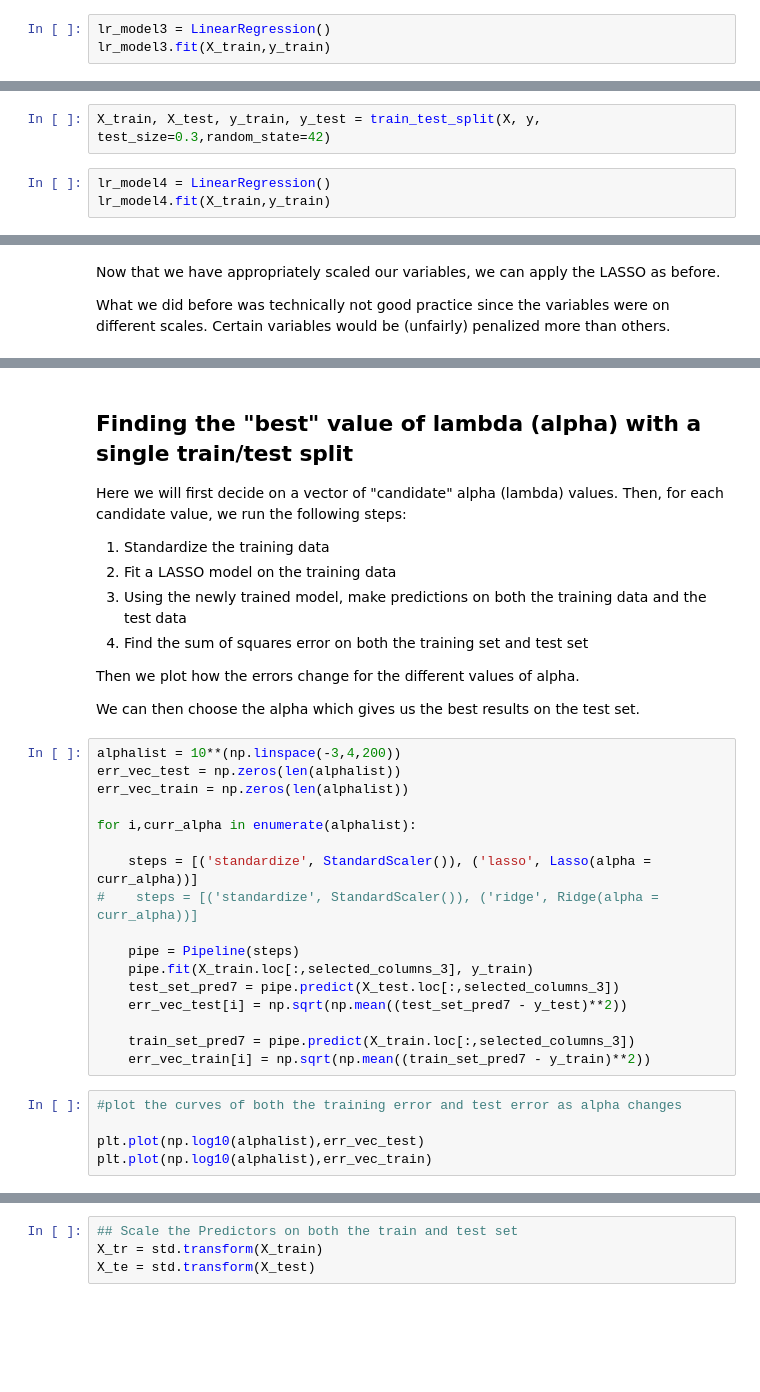
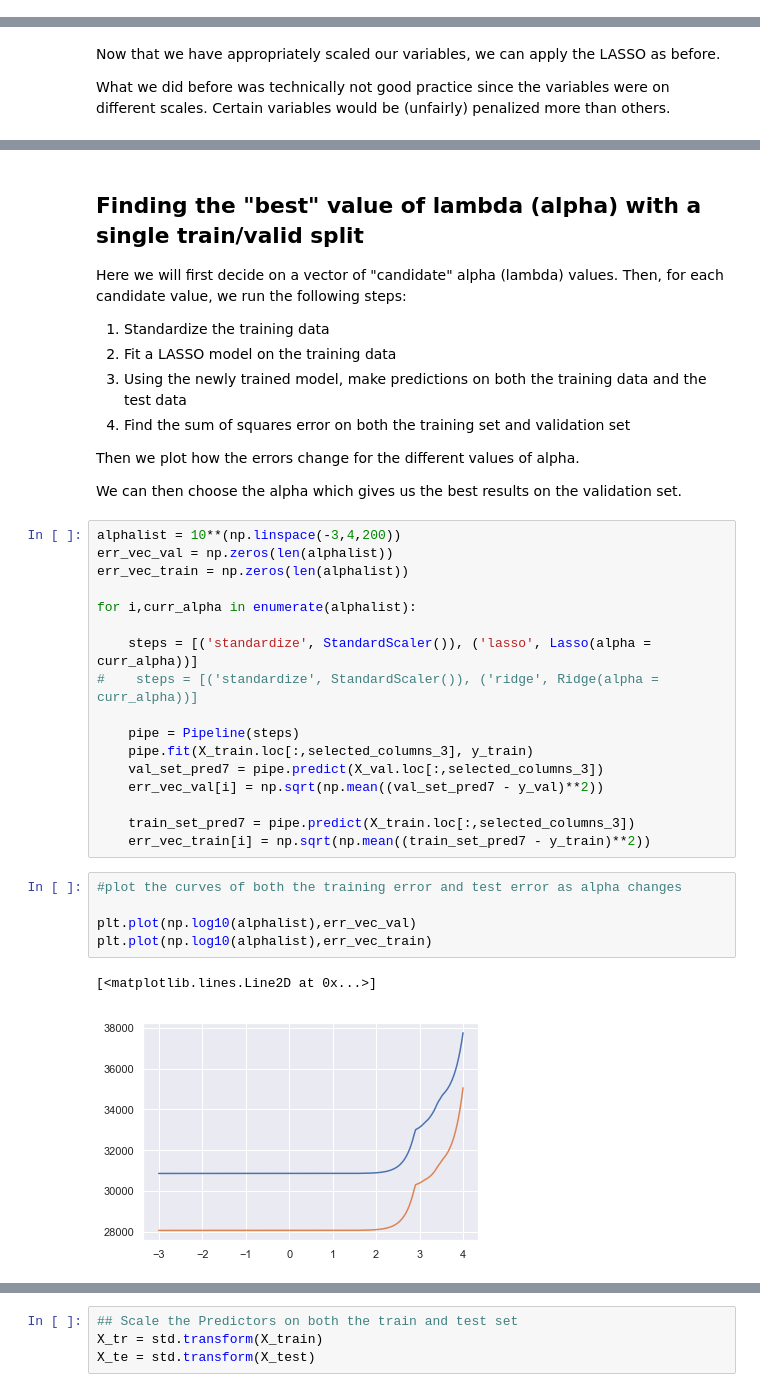
Before and after one commit to goodwinc/metis-copy, a Jupyter notebook: class_lectures/week02-luther1/05-regularization/LASSO_Reg_Ames_Housing.ipynb, the cells around one changed output, grey strips where cells are left out. Drawn from its saved outputs; the diff is of its cells as text; blank space fills up the shorter version.

```diff
--- a/class_lectures/week02-luther1/05-regularization/LASSO_Reg_Ames_Housing.ipynb
+++ b/class_lectures/week02-luther1/05-regularization/LASSO_Reg_Ames_Housing.ipynb
@@ -236,3 +179,0 @@ Next, let us try using all of the variables (in the reduced selection)
-# %%
-lr_model3 = LinearRegression()
-lr_model3.fit(X_train,y_train)
@@ -269,5 +179,0 @@ X.columns
-# %%
-X_train, X_test, y_train, y_test = train_test_split(X, y, test_size=0.3,random_state=42)
-# %%
-lr_model4 = LinearRegression()
-lr_model4.fit(X_train,y_train)
@@ -453,17 +468,17 @@ list(zip(X_train.columns,lr_model7.coef_))
 # %% [markdown]
-## Finding the "best" value of lambda (alpha) with a single train/test split
+## Finding the "best" value of lambda (alpha) with a single train/valid split
 Here we will first decide on a vector of "candidate" alpha (lambda) values.  Then, for each candidate value, we run the following steps:
 1. Standardize the training data
 2. Fit a LASSO model on the training data
 3. Using the newly trained model, make predictions on both the training data and the test data
-4. Find the sum of squares error on both the training set and test set
+4. Find the sum of squares error on both the training set and validation set
 
 Then we plot how the errors change for the different values of alpha.
 
-We can then choose the alpha which gives us the best results on the test set.
+We can then choose the alpha which gives us the best results on the validation set.
 # %%
 alphalist = 10**(np.linspace(-3,4,200))
-err_vec_test = np.zeros(len(alphalist))
+err_vec_val = np.zeros(len(alphalist))
 err_vec_train = np.zeros(len(alphalist))
 
 for i,curr_alpha in enumerate(alphalist):
@@ -473,14 +488,17 @@ for i,curr_alpha in enumerate(alphalist):
 
     pipe = Pipeline(steps)
     pipe.fit(X_train.loc[:,selected_columns_3], y_train)
-    test_set_pred7 = pipe.predict(X_test.loc[:,selected_columns_3])
-    err_vec_test[i] = np.sqrt(np.mean((test_set_pred7 - y_test)**2))
+    val_set_pred7 = pipe.predict(X_val.loc[:,selected_columns_3])
+    err_vec_val[i] = np.sqrt(np.mean((val_set_pred7 - y_val)**2))
 
     train_set_pred7 = pipe.predict(X_train.loc[:,selected_columns_3])
     err_vec_train[i] = np.sqrt(np.mean((train_set_pred7 - y_train)**2))
 # %%
 #plot the curves of both the training error and test error as alpha changes
 
-plt.plot(np.log10(alphalist),err_vec_test)
+plt.plot(np.log10(alphalist),err_vec_val)
 plt.plot(np.log10(alphalist),err_vec_train)
+# %% [output]
+[<matplotlib.lines.Line2D at 0x...>]
+[figure, added]
 # %%
```
Also changed, not shown: parts of 89 cells of this notebook, 1 other file.
